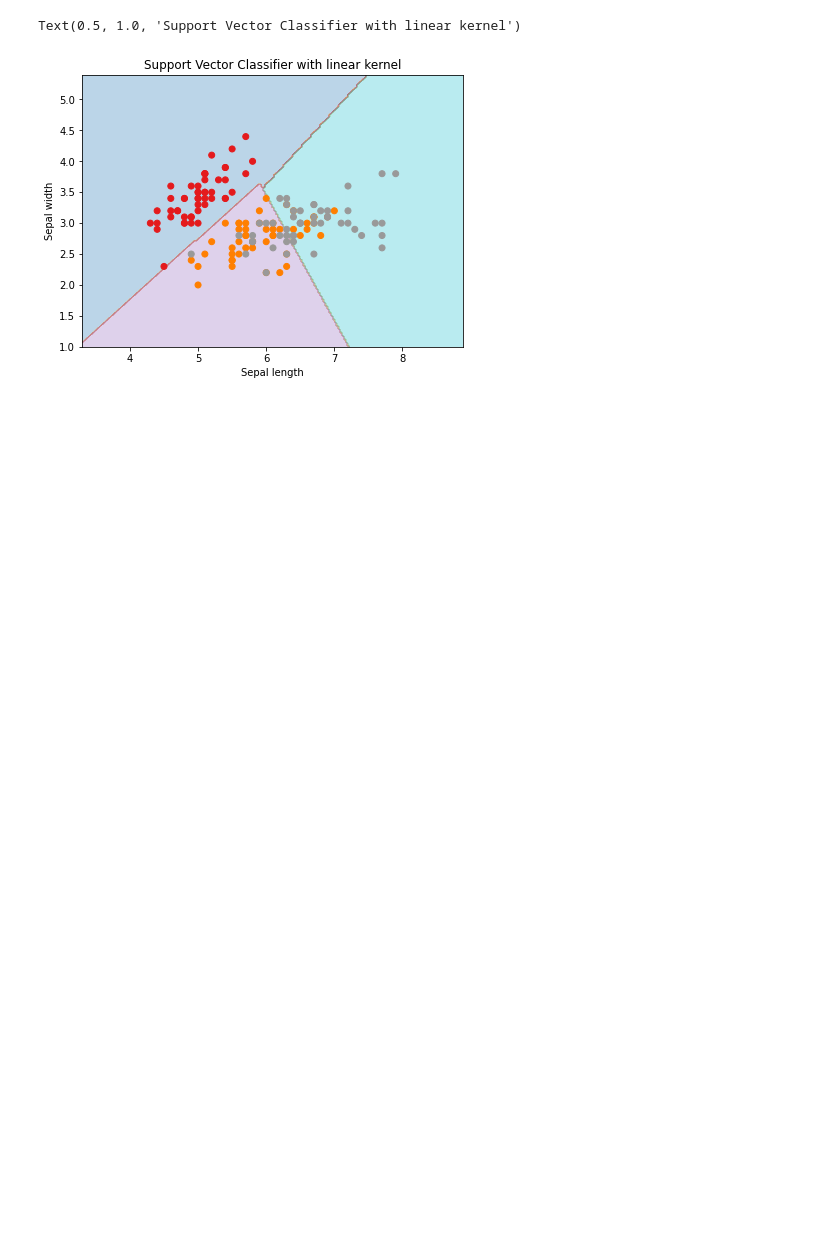
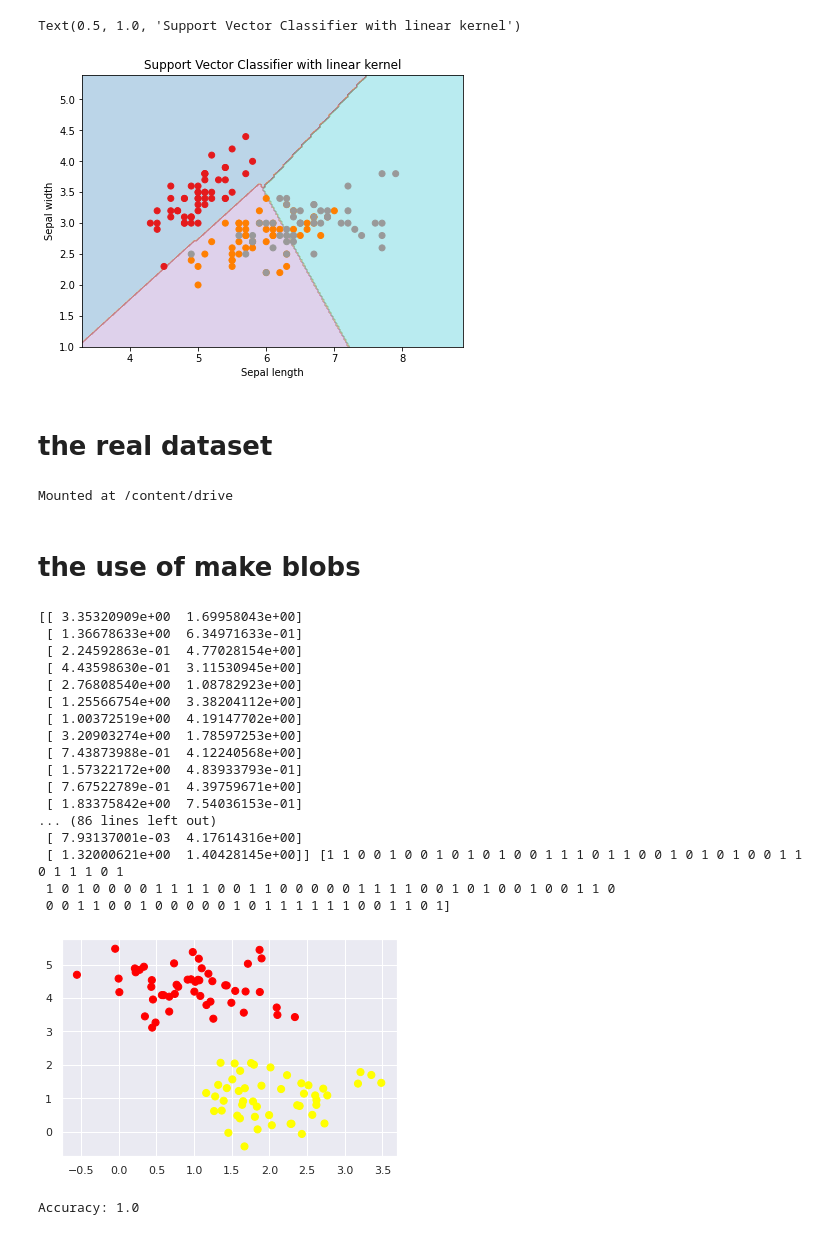
Before and after one commit to Raynould-Joseph/BlockChain, a Jupyter notebook: Support_Vector_Machine.ipynb, the cells around one changed output. Saved outputs shown, nothing was run; the diff lists cells and outputs as text; code cells hidden in the pictures; blank space fills up the shorter version.

```diff
--- a/Support_Vector_Machine.ipynb
+++ b/Support_Vector_Machine.ipynb
@@ -36,3 +36,10 @@ plt.title('Support Vector Classifier with linear kernel')
 # %% [output]
 Text(0.5, 1.0, 'Support Vector Classifier with linear kernel')
 [figure]
+# %% [markdown]
+# the real dataset
+# %%
+from google.colab import drive
+drive.mount('/content/drive')
+# %% [output]
+Mounted at /content/drive
@@ -38,0 +51,26 @@ Text(0.5, 1.0, 'Support Vector Classifier with linear kernel')
+# %% [markdown]
+# the use of make blobs
+# %%
+from sklearn.datasets import make_blobs
+X,y= make_blobs(n_samples=100,centers=2,random_state=0,cluster_std=0.60)
+plt.scatter(X[:,0],X[:,1],c=y,s=50,cmap="autumn");
+print(X,y)
+# %% [output]
+[[ 3.35320909e+00  1.69958043e+00]
+ [ 1.36678633e+00  6.34971633e-01]
+ [ 2.24592863e-01  4.77028154e+00]
+ [ 4.43598630e-01  3.11530945e+00]
+ [ 2.76808540e+00  1.08782923e+00]
+ [ 1.25566754e+00  3.38204112e+00]
+ [ 1.00372519e+00  4.19147702e+00]
+ [ 3.20903274e+00  1.78597253e+00]
+ [ 7.43873988e-01  4.12240568e+00]
+ [ 1.57322172e+00  4.83933793e-01]
+ [ 7.67522789e-01  4.39759671e+00]
+ [ 1.83375842e+00  7.54036153e-01]
+... (86 lines left out)
+ [ 7.93137001e-03  4.17614316e+00]
+ [ 1.32000621e+00  1.40428145e+00]] [1 1 0 0 1 0 0 1 0 1 0 1 0 0 1 1 1 0 1 1 0 0 1 0 1 0 1 0 0 1 1 0 1 1 1 0 1
+ 1 0 1 0 0 0 0 1 1 1 1 0 0 1 1 0 0 0 0 0 1 1 1 1 0 0 1 0 1 0 0 1 0 0 1 1 0
+ 0 0 1 1 0 0 1 0 0 0 0 0 1 0 1 1 1 1 1 1 0 0 1 1 0 1]
+[figure, added]
@@ -38,0 +95,8 @@ Text(0.5, 1.0, 'Support Vector Classifier with linear kernel')
+# %%
+#Import scikit-learn metrics module for accuracy calculation
+from sklearn import metrics
+
+# Model Accuracy: how often is the classifier correct?
+print("Accuracy:",metrics.accuracy_score(y_test, y_pred))
+# %% [output]
+Accuracy: 1.0
```
Also changed, not shown: parts of 19 cells of this notebook.
